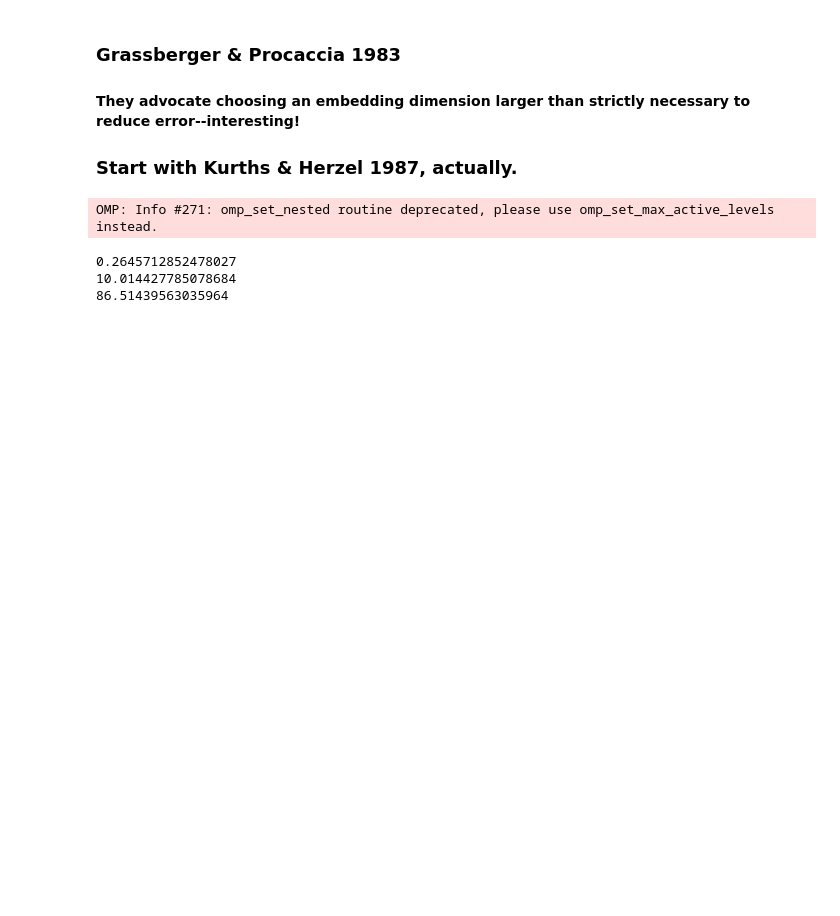
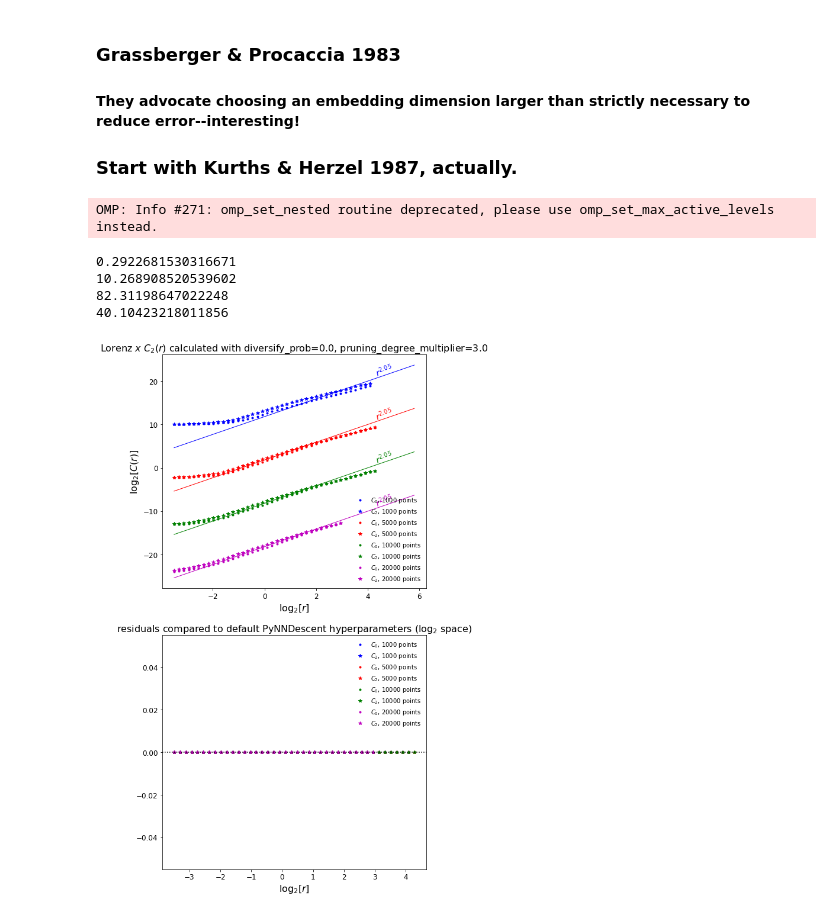
Before and after one commit to esandford/starspot_chaos, a Jupyter notebook: syntheticSignals.ipynb, the cells around one changed output. Saved outputs shown, nothing was run; the diff lists cells and outputs as text; code cells hidden in the pictures; blank space fills up the shorter version.

```diff
--- a/syntheticSignals.ipynb
+++ b/syntheticSignals.ipynb
@@ -593,26 +597,88 @@ plt.savefig("./plots/cao1997implementation/cao1997fig4.png")
 
 ### Start with Kurths & Herzel 1987, actually.
 # %%
+
 logrArr = np.linspace(-3.5,5.8,50)
 rArr = 2.**logrArr
 
 start = time.time()
-testC0_1000, testC1_1000, testC2_1000 = sp.Cq(rArr=rArr, timeSeries=lorenz_r[:1000,0], tau = 15, m = 3)
+testC0_1000_acc, testC1_1000, testC2_1000 = sp.Cq(rArr=rArr, timeSeries=lorenz_r[:1000,0], tau = 15, m = 3, divprob = 0.0, pdm = 3.0)
 end = time.time()
 print((end-start)/60.)
 
 start = time.time()
-testC0_5000, testC1_5000, testC2_5000 = sp.Cq(rArr=rArr, timeSeries=lorenz_r[:5000,0], tau = 15, m = 3)
+testC0_5000_acc, testC1_5000, testC2_5000 = sp.Cq(rArr=rArr, timeSeries=lorenz_r[:5000,0], tau = 15, m = 3, divprob = 0.0, pdm = 3.0)
 end = time.time()
 print((end-start)/60.)
 
 start = time.time()
-testC0_10000, testC1_10000, testC2_10000 = sp.Cq(rArr=rArr, timeSeries=lorenz_r[:10000,0], tau = 15, m = 3)
+testC0_10000_acc, testC1_10000, testC2_10000 = sp.Cq(rArr=rArr, timeSeries=lorenz_r[:10000,0], tau = 15, m = 3, divprob = 0.0, pdm = 3.0)
 end = time.time()
 print((end-start)/60.)
+
+start = time.time()
+testC0_20000_acc, testC1_20000, testC2_20000 = sp.Cq(rArr=rArr, timeSeries=lorenz_r[:20000,0], tau = 15, m = 3, divprob = 0.0, pdm = 3.0)
+end = time.time()
+print((end-start)/60.)
 # %% [output]
 OMP: Info #271: omp_set_nested routine deprecated, please use omp_set_max_active_levels instead.
-0.2645712852478027
-10.014427785078684
-86.51439563035964
+0.2922681530316671
+10.268908520539602
+82.31198647022248
+40.10423218011856
+# %%
+# Test effect of PyNNDescent hyperparameters.
+fig, axes = plt.subplots(2,1,figsize=(8,16))
+
+axes[0].plot(np.log2(rArr),np.log2(testC0_1000_acc)+20,'b.',label=r"$C_0$, 1000 points")
+axes[0].plot(np.log2(rArr),np.log2(testC2_1000_acc)+20,'b*',label=r"$C_2$, 1000 points")
+
+axes[0].plot(np.log2(rArr),np.log2(testC0_5000_acc)+10,'r.',label=r"$C_0$, 5000 points")
+axes[0].plot(np.log2(rArr),np.log2(testC2_5000_acc)+10,'r*',label="$C_2$, 5000 points")
+
+axes[0].plot(np.log2(rArr),np.log2(testC0_10000_acc),'g.',label=r"$C_0$, 10000 points")
+axes[0].plot(np.log2(rArr),np.log2(testC2_10000_acc),'g*',label="$C_2$, 10000 points")
+
+axes[0].plot(np.log2(rArr),np.log2(testC0_20000_acc)-10,'m.',label=r"$C_0$, 20000 points")
+axes[0].plot(np.log2(rArr),np.log2(testC2_20000_acc)-10,'m*',label="$C_2$, 20000 points")
+
+
+axes[0].plot(np.log2(rArr),np.log2(rArr**2.05)-8.2+20,'b-',lw=1)
+axes[0].plot(np.log2(rArr),np.log2(rArr**2.05)-8.2+10,'r-',lw=1)
+axes[0].plot(np.log2(rArr),np.log2(rArr**2.05)-8.2,'g-',lw=1)
+axes[0].plot(np.log2(rArr),np.log2(rArr**2.05)-8.2-10,'m-',lw=1)
+
+axes[0].text(4.25,21.,r"$r^{2.05}$",color='b',fontsize=14,rotation=20)
+axes[0].text(4.25,11.,r"$r^{2.05}$",color='r',fontsize=14,rotation=20)
+axes[0].text(4.25,1.,r"$r^{2.05}$",color='g',fontsize=14,rotation=20)
+axes[0].text(4.25,-9.,r"$r^{2.05}$",color='m',fontsize=14,rotation=20)
+
+axes[0].set_ylabel(r"$\log_2[C(r)]$", fontsize=16)
+axes[0].set_title("Lorenz $x$ $C_2(r)$ calculated with diversify_prob=0.0, pruning_degree_multiplier=3.0",fontsize=16)
+
+
+# residuals compared to diversify_prob=1.0, pruning_degree_multiplier=1.5
+axes[1].plot(np.log2(rArr), np.log2(testC0_1000) - np.log2(testC0_1000_acc), 'b.',label=r"$C_0$, 1000 points")
+axes[1].plot(np.log2(rArr), np.log2(testC2_1000) - np.log2(testC2_1000_acc), 'b*',label=r"$C_2$, 1000 points")
+axes[1].plot(np.log2(rArr), np.log2(testC0_5000) - np.log2(testC0_5000_acc), 'r.',label=r"$C_0$, 5000 points")
+axes[1].plot(np.log2(rArr), np.log2(testC2_5000) - np.log2(testC2_5000_acc), 'r*',label=r"$C_2$, 5000 points")
+
+axes[1].plot(np.log2(rArr), np.log2(testC0_10000) - np.log2(testC0_10000_acc), 'g.',label=r"$C_0$, 10000 points")
+axes[1].plot(np.log2(rArr), np.log2(testC2_10000) - np.log2(testC2_10000_acc), 'g*',label=r"$C_2$, 10000 points")
+axes[1].plot(np.log2(rArr), np.log2(testC0_20000) - np.log2(testC0_20000_acc), 'm.',label=r"$C_0$, 20000 points")
+axes[1].plot(np.log2(rArr), np.log2(testC2_20000) - np.log2(testC2_20000_acc), 'm*',label=r"$C_2$, 20000 points")
+axes[1].axhline(0,color='k',ls=':')
+axes[1].set_title(r"residuals compared to default PyNNDescent hyperparameters ($\log_2$ space)",fontsize=16)
+
+
+for ax in axes:
+    ax.tick_params(axis='x', labelsize=12)
+    ax.tick_params(axis='y', labelsize=12)
+    ax.set_xlabel(r"$\log_2[r]$", fontsize=16)
+    ax.legend(loc="best",frameon=False)
+
+#plt.show()
+plt.savefig("./plots/gp1983implementation/lorenz_x_PyNNDescentHyperparams.pdf")
+# %% [output]
+[figure, added]
 # %%
```
Also changed, not shown: parts of 10 cells of this notebook, 1 other file.
